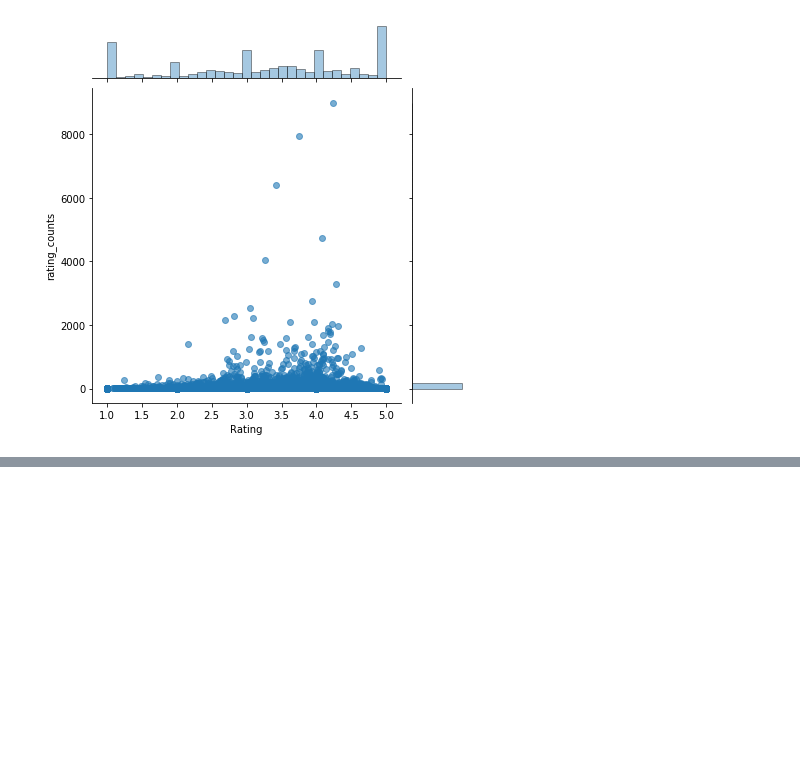
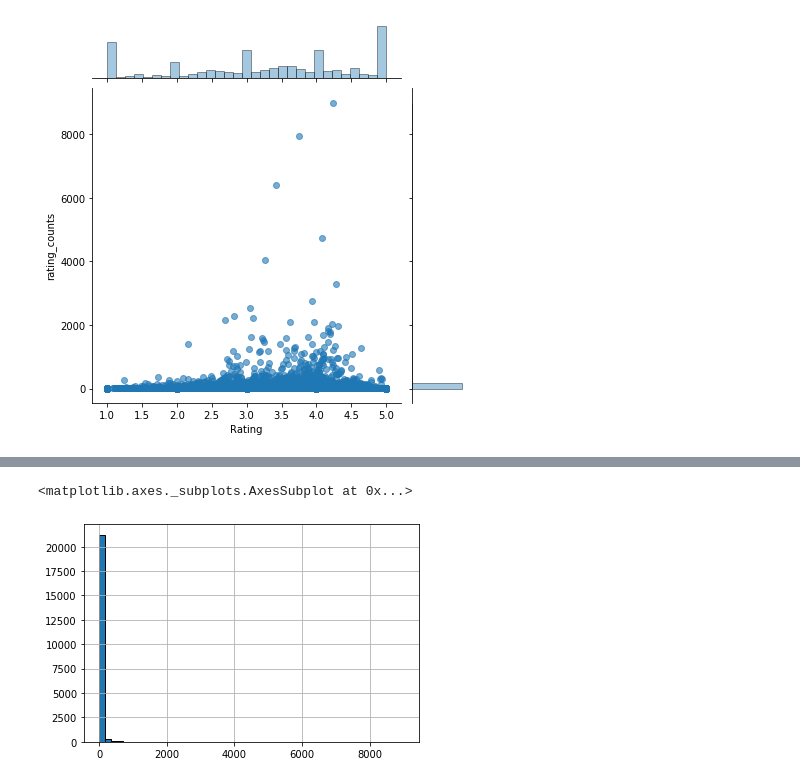
Before and after one commit to smorrow1/data_science_ss_20, a Jupyter notebook: Amzon_Reviews_Recom.ipynb, the cells around one changed output, grey strips where cells are left out. Saved outputs shown, nothing was run; the diff lists cells and outputs as text; code cells hidden in the pictures; blank space fills up the shorter version.

```diff
--- a/Amzon_Reviews_Recom.ipynb
+++ b/Amzon_Reviews_Recom.ipynb
@@ -225,0 +253,18 @@ sns.jointplot(x='Rating', y='rating_counts', data=ratings_mean_count, alpha=0.6)
+# %%
+# Need to account for weighted average
+score_matrix = ratings_mean_count.sort_values(by='rating_counts', ascending=False)
+C = score_matrix['Rating'].mean()
+m = score_matrix['rating_counts'].quantile(0.90)
+
+# v = number of votes for the movie
+# m = minimum votes required to be listed in the chart
+# R = average rating of the movie
+# C = mean vote across the whole report
+
+def weighted_rating(x, m=m, C=C):
+    v = x['rating_counts']
+    R = x['Rating']
+    return (v/(v+m) * R) + (m/(m+v) * C)
+
+score_matrix['score'] = score_matrix.apply(weighted_rating, axis=1)
+score_matrix.sort_values('score', ascending=False)
@@ -225,0 +286,8 @@ sns.jointplot(x='Rating', y='rating_counts', data=ratings_mean_count, alpha=0.6)
+# %%
+# Vergleich der Metriken Rating Counts, Rating und der neu gebauten Metric Score
+# Als letztes dann noch Cross-Tab von jeweils zwei Metriken
+
+score_matrix['rating_counts'].hist(bins=50)
+# %% [output]
+<matplotlib.axes._subplots.AxesSubplot at 0x...>
+[figure, added]
```
Also changed, not shown: parts of 11 cells of this notebook.
